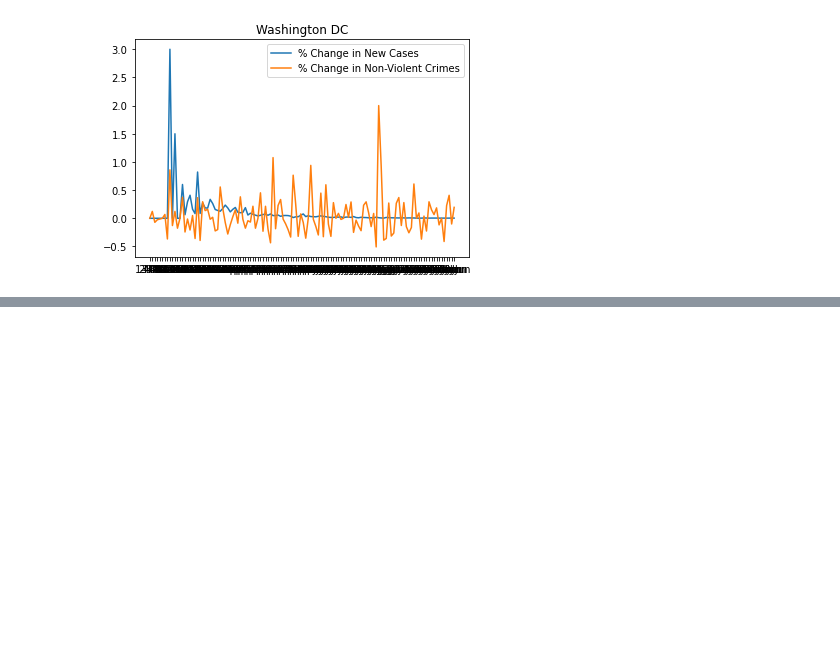
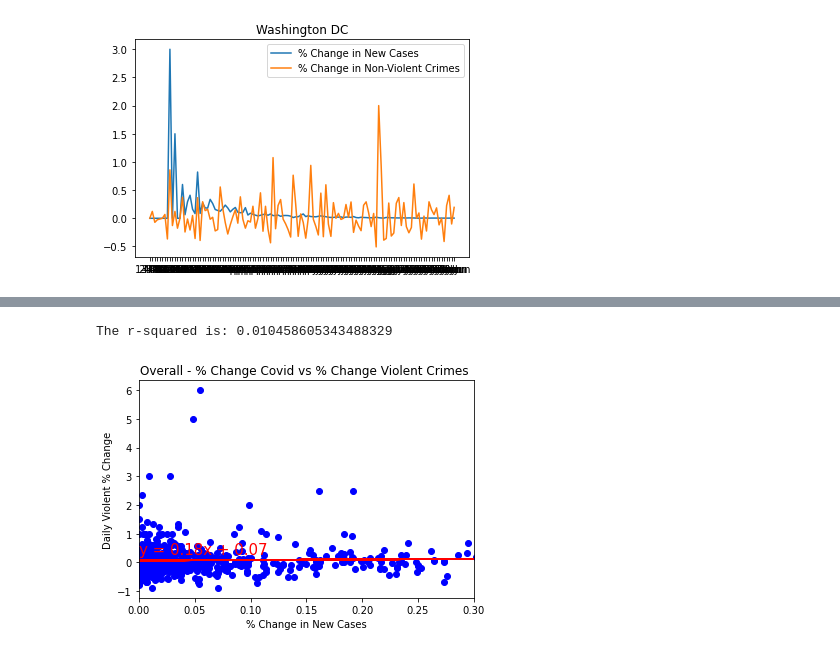
Before and after one commit to angelabanko/Project_1, a Jupyter notebook: City_Scatter_Plots.ipynb, the cells around one changed output, grey strips where cells are left out. Cells and saved outputs as stored; diff of their text form; code cells hidden in the pictures; blank space fills up the shorter version.

```diff
--- a/City_Scatter_Plots.ipynb
+++ b/City_Scatter_Plots.ipynb
@@ -537,3 +549,9 @@ plt.title("Washington DC")
 plt.show()
 # %% [output]
 [figure]
+# %%
+#-----------------------------------------------
+#Create a new df for all cities specific stats
+#------------------------------------------------
+daily_summary = daily_merged_df
+daily_summary
@@ -539,0 +572,20 @@ plt.show()
+# %%
+#Plot violent change for DC
+x_axis = daily_summary["% Change in New Cases"]
+y_axis = daily_summary["Daily Violent % Change"]
+plt.title("Overall - % Change Covid vs % Change Violent Crimes ")
+plt.xlabel("% Change in New Cases")
+plt.ylabel("Daily Violent % Change")
+plt.xlim(0, .3)
+
+#Linear regression
+(slope, intercept, rvalue, pvalue, stderr) = linregress(x_axis, y_axis)
+regress_values = x_axis * slope + intercept
+line_eq = "y = " + str(round(slope,2)) + "x + " + str(round(intercept,2))
+plt.scatter(x_axis, y_axis, facecolors="blue")
+plt.plot(x_axis,regress_values,"r-")
+plt.annotate(line_eq,(0,.3),fontsize=15,color="red")
+print(f"The r-squared is: {rvalue**2}")
+# %% [output]
+The r-squared is: 0.010458605343488329
+[figure, added]
```
Also changed, not shown: parts of 6 cells of this notebook.
